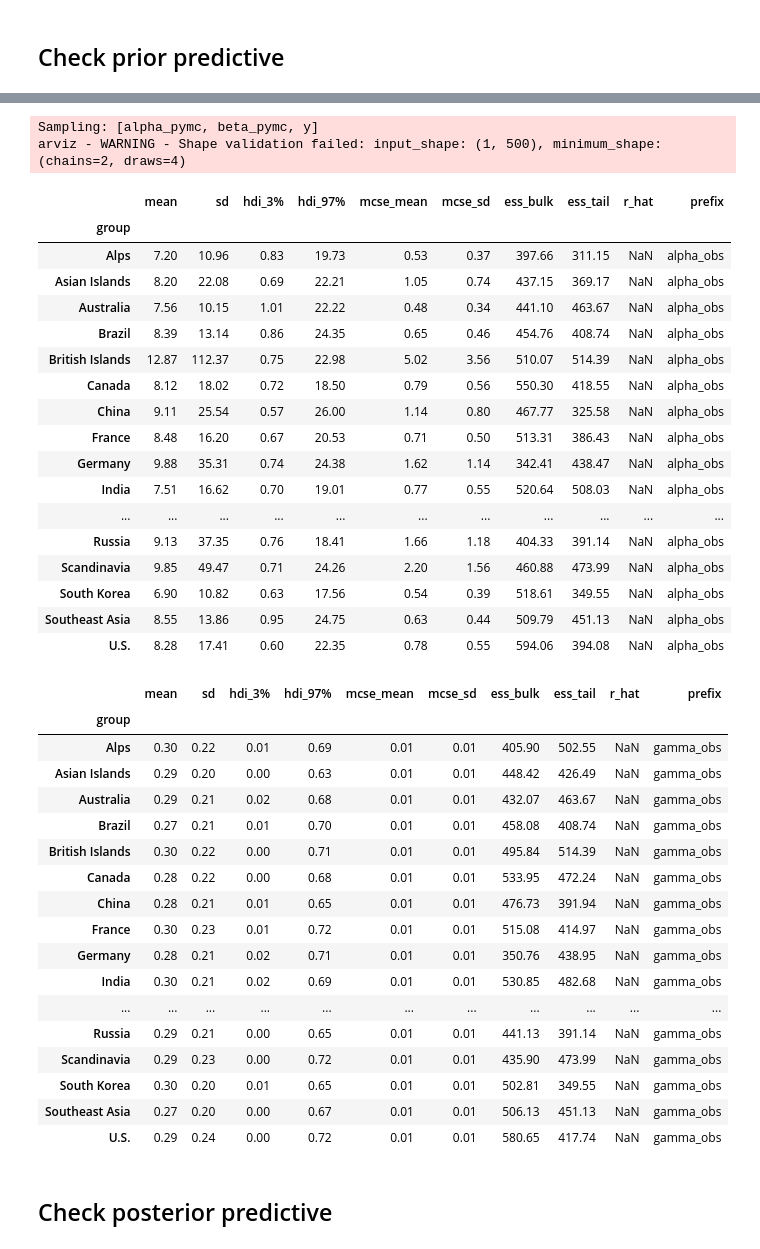
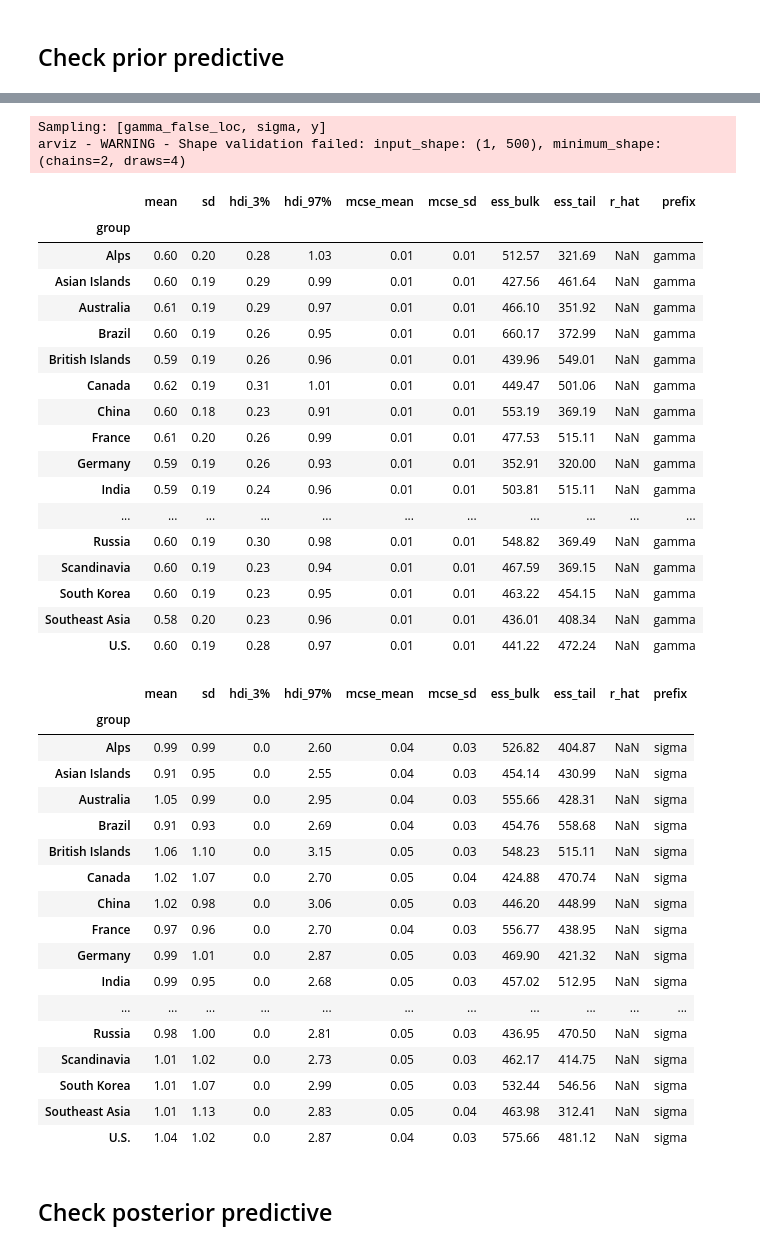
Before and after one commit to plhocker/top_wealth_thesis, a Jupyter notebook: Notebooks/trying_out/test.ipynb, the cells around one changed output, grey strips where cells are left out. Drawn from its saved outputs; the diff is of its cells as text; code cells hidden in the pictures.

```diff
--- a/Notebooks/trying_out/test.ipynb
+++ b/Notebooks/trying_out/test.ipynb
@@ -16,7 +16,7 @@ from thesis_tools.models.bayesian_multivariate_cross_sectional import *
 # %%
 df = read_billionaires_data(only_years=['2018'])
 # %%
-model = Multivariate_Weibull(data=df)
+model = Multivariate_GeneralisedPareto(data=df)
 # %%
 model.fit()
 # %% [output]
@@ -48,50 +55,50 @@ Sampling: [alpha_pymc, beta_pymc, y]
 # %%
 prior_summary = model.get_prior_summary()
 # %% [output]
-Sampling: [alpha_pymc, beta_pymc, y]
+Sampling: [gamma_false_loc, sigma, y]
 arviz - WARNING - Shape validation failed: input_shape: (1, 500), minimum_shape: (chains=2, draws=4)
 # %%
-prior_summary.get_group('alpha_obs')
+prior_summary.get_group('gamma')
 # %% [output]
 |  | mean | sd | hdi_3% | hdi_97% | mcse_mean | mcse_sd | ess_bulk | ess_tail | r_hat | prefix |
 | group |  |  |  |  |  |  |  |  |  |  |
-| Alps | 7.20 | 10.96 | 0.83 | 19.73 | 0.53 | 0.37 | 397.66 | 311.15 | NaN | alpha_obs |
-| Asian Islands | 8.20 | 22.08 | 0.69 | 22.21 | 1.05 | 0.74 | 437.15 | 369.17 | NaN | alpha_obs |
-| Australia | 7.56 | 10.15 | 1.01 | 22.22 | 0.48 | 0.34 | 441.10 | 463.67 | NaN | alpha_obs |
-| Brazil | 8.39 | 13.14 | 0.86 | 24.35 | 0.65 | 0.46 | 454.76 | 408.74 | NaN | alpha_obs |
-| British Islands | 12.87 | 112.37 | 0.75 | 22.98 | 5.02 | 3.56 | 510.07 | 514.39 | NaN | alpha_obs |
-| Canada | 8.12 | 18.02 | 0.72 | 18.50 | 0.79 | 0.56 | 550.30 | 418.55 | NaN | alpha_obs |
-| China | 9.11 | 25.54 | 0.57 | 26.00 | 1.14 | 0.80 | 467.77 | 325.58 | NaN | alpha_obs |
-| France | 8.48 | 16.20 | 0.67 | 20.53 | 0.71 | 0.50 | 513.31 | 386.43 | NaN | alpha_obs |
-| Germany | 9.88 | 35.31 | 0.74 | 24.38 | 1.62 | 1.14 | 342.41 | 438.47 | NaN | alpha_obs |
-| India | 7.51 | 16.62 | 0.70 | 19.01 | 0.77 | 0.55 | 520.64 | 508.03 | NaN | alpha_obs |
+| Alps | 0.60 | 0.20 | 0.28 | 1.03 | 0.01 | 0.01 | 512.57 | 321.69 | NaN | gamma |
+| Asian Islands | 0.60 | 0.19 | 0.29 | 0.99 | 0.01 | 0.01 | 427.56 | 461.64 | NaN | gamma |
+| Australia | 0.61 | 0.19 | 0.29 | 0.97 | 0.01 | 0.01 | 466.10 | 351.92 | NaN | gamma |
+| Brazil | 0.60 | 0.19 | 0.26 | 0.95 | 0.01 | 0.01 | 660.17 | 372.99 | NaN | gamma |
+| British Islands | 0.59 | 0.19 | 0.26 | 0.96 | 0.01 | 0.01 | 439.96 | 549.01 | NaN | gamma |
+| Canada | 0.62 | 0.19 | 0.31 | 1.01 | 0.01 | 0.01 | 449.47 | 501.06 | NaN | gamma |
+| China | 0.60 | 0.18 | 0.23 | 0.91 | 0.01 | 0.01 | 553.19 | 369.19 | NaN | gamma |
+| France | 0.61 | 0.20 | 0.26 | 0.99 | 0.01 | 0.01 | 477.53 | 515.11 | NaN | gamma |
+| Germany | 0.59 | 0.19 | 0.26 | 0.93 | 0.01 | 0.01 | 352.91 | 320.00 | NaN | gamma |
+| India | 0.59 | 0.19 | 0.24 | 0.96 | 0.01 | 0.01 | 503.81 | 515.11 | NaN | gamma |
 | ... | ... | ... | ... | ... | ... | ... | ... | ... | ... | ... |
-| Russia | 9.13 | 37.35 | 0.76 | 18.41 | 1.66 | 1.18 | 404.33 | 391.14 | NaN | alpha_obs |
-| Scandinavia | 9.85 | 49.47 | 0.71 | 24.26 | 2.20 | 1.56 | 460.88 | 473.99 | NaN | alpha_obs |
-| South Korea | 6.90 | 10.82 | 0.63 | 17.56 | 0.54 | 0.39 | 518.61 | 349.55 | NaN | alpha_obs |
-| Southeast Asia | 8.55 | 13.86 | 0.95 | 24.75 | 0.63 | 0.44 | 509.79 | 451.13 | NaN | alpha_obs |
-| U.S. | 8.28 | 17.41 | 0.60 | 22.35 | 0.78 | 0.55 | 594.06 | 394.08 | NaN | alpha_obs |
+| Russia | 0.60 | 0.19 | 0.30 | 0.98 | 0.01 | 0.01 | 548.82 | 369.49 | NaN | gamma |
+| Scandinavia | 0.60 | 0.19 | 0.23 | 0.94 | 0.01 | 0.01 | 467.59 | 369.15 | NaN | gamma |
+| South Korea | 0.60 | 0.19 | 0.23 | 0.95 | 0.01 | 0.01 | 463.22 | 454.15 | NaN | gamma |
+| Southeast Asia | 0.58 | 0.20 | 0.23 | 0.96 | 0.01 | 0.01 | 436.01 | 408.34 | NaN | gamma |
+| U.S. | 0.60 | 0.19 | 0.28 | 0.97 | 0.01 | 0.01 | 441.22 | 472.24 | NaN | gamma |
 # %%
-prior_summary.get_group('gamma_obs')
+prior_summary.get_group('sigma')
 # %% [output]
 |  | mean | sd | hdi_3% | hdi_97% | mcse_mean | mcse_sd | ess_bulk | ess_tail | r_hat | prefix |
 | group |  |  |  |  |  |  |  |  |  |  |
-| Alps | 0.30 | 0.22 | 0.01 | 0.69 | 0.01 | 0.01 | 405.90 | 502.55 | NaN | gamma_obs |
-| Asian Islands | 0.29 | 0.20 | 0.00 | 0.63 | 0.01 | 0.01 | 448.42 | 426.49 | NaN | gamma_obs |
-| Australia | 0.29 | 0.21 | 0.02 | 0.68 | 0.01 | 0.01 | 432.07 | 463.67 | NaN | gamma_obs |
-| Brazil | 0.27 | 0.21 | 0.01 | 0.70 | 0.01 | 0.01 | 458.08 | 408.74 | NaN | gamma_obs |
-| British Islands | 0.30 | 0.22 | 0.00 | 0.71 | 0.01 | 0.01 | 495.84 | 514.39 | NaN | gamma_obs |
-| Canada | 0.28 | 0.22 | 0.00 | 0.68 | 0.01 | 0.01 | 533.95 | 472.24 | NaN | gamma_obs |
-| China | 0.28 | 0.21 | 0.01 | 0.65 | 0.01 | 0.01 | 476.73 | 391.94 | NaN | gamma_obs |
-| France | 0.30 | 0.23 | 0.01 | 0.72 | 0.01 | 0.01 | 515.08 | 414.97 | NaN | gamma_obs |
-| Germany | 0.28 | 0.21 | 0.02 | 0.71 | 0.01 | 0.01 | 350.76 | 438.95 | NaN | gamma_obs |
-| India | 0.30 | 0.21 | 0.02 | 0.69 | 0.01 | 0.01 | 530.85 | 482.68 | NaN | gamma_obs |
+| Alps | 0.99 | 0.99 | 0.0 | 2.60 | 0.04 | 0.03 | 526.82 | 404.87 | NaN | sigma |
+| Asian Islands | 0.91 | 0.95 | 0.0 | 2.55 | 0.04 | 0.03 | 454.14 | 430.99 | NaN | sigma |
+| Australia | 1.05 | 0.99 | 0.0 | 2.95 | 0.04 | 0.03 | 555.66 | 428.31 | NaN | sigma |
+| Brazil | 0.91 | 0.93 | 0.0 | 2.69 | 0.04 | 0.03 | 454.76 | 558.68 | NaN | sigma |
+| British Islands | 1.06 | 1.10 | 0.0 | 3.15 | 0.05 | 0.03 | 548.23 | 515.11 | NaN | sigma |
+| Canada | 1.02 | 1.07 | 0.0 | 2.70 | 0.05 | 0.04 | 424.88 | 470.74 | NaN | sigma |
+| China | 1.02 | 0.98 | 0.0 | 3.06 | 0.05 | 0.03 | 446.20 | 448.99 | NaN | sigma |
+| France | 0.97 | 0.96 | 0.0 | 2.70 | 0.04 | 0.03 | 556.77 | 438.95 | NaN | sigma |
+| Germany | 0.99 | 1.01 | 0.0 | 2.87 | 0.05 | 0.03 | 469.90 | 421.32 | NaN | sigma |
+| India | 0.99 | 0.95 | 0.0 | 2.68 | 0.05 | 0.03 | 457.02 | 512.95 | NaN | sigma |
 | ... | ... | ... | ... | ... | ... | ... | ... | ... | ... | ... |
-| Russia | 0.29 | 0.21 | 0.00 | 0.65 | 0.01 | 0.01 | 441.13 | 391.14 | NaN | gamma_obs |
-| Scandinavia | 0.29 | 0.23 | 0.00 | 0.72 | 0.01 | 0.01 | 435.90 | 473.99 | NaN | gamma_obs |
-| South Korea | 0.30 | 0.20 | 0.01 | 0.65 | 0.01 | 0.01 | 502.81 | 349.55 | NaN | gamma_obs |
-| Southeast Asia | 0.27 | 0.20 | 0.00 | 0.67 | 0.01 | 0.01 | 506.13 | 451.13 | NaN | gamma_obs |
-| U.S. | 0.29 | 0.24 | 0.00 | 0.72 | 0.01 | 0.01 | 580.65 | 417.74 | NaN | gamma_obs |
+| Russia | 0.98 | 1.00 | 0.0 | 2.81 | 0.05 | 0.03 | 436.95 | 470.50 | NaN | sigma |
+| Scandinavia | 1.01 | 1.02 | 0.0 | 2.73 | 0.05 | 0.03 | 462.17 | 414.75 | NaN | sigma |
+| South Korea | 1.01 | 1.07 | 0.0 | 2.99 | 0.05 | 0.03 | 532.44 | 546.56 | NaN | sigma |
+| Southeast Asia | 1.01 | 1.13 | 0.0 | 2.83 | 0.05 | 0.04 | 463.98 | 312.41 | NaN | sigma |
+| U.S. | 1.04 | 1.02 | 0.0 | 2.87 | 0.04 | 0.03 | 575.66 | 481.12 | NaN | sigma |
 # %% [markdown]
 ## Check posterior predictive
 # %%
```
Also changed, not shown: parts of 8 cells of this notebook, 1 other file.
